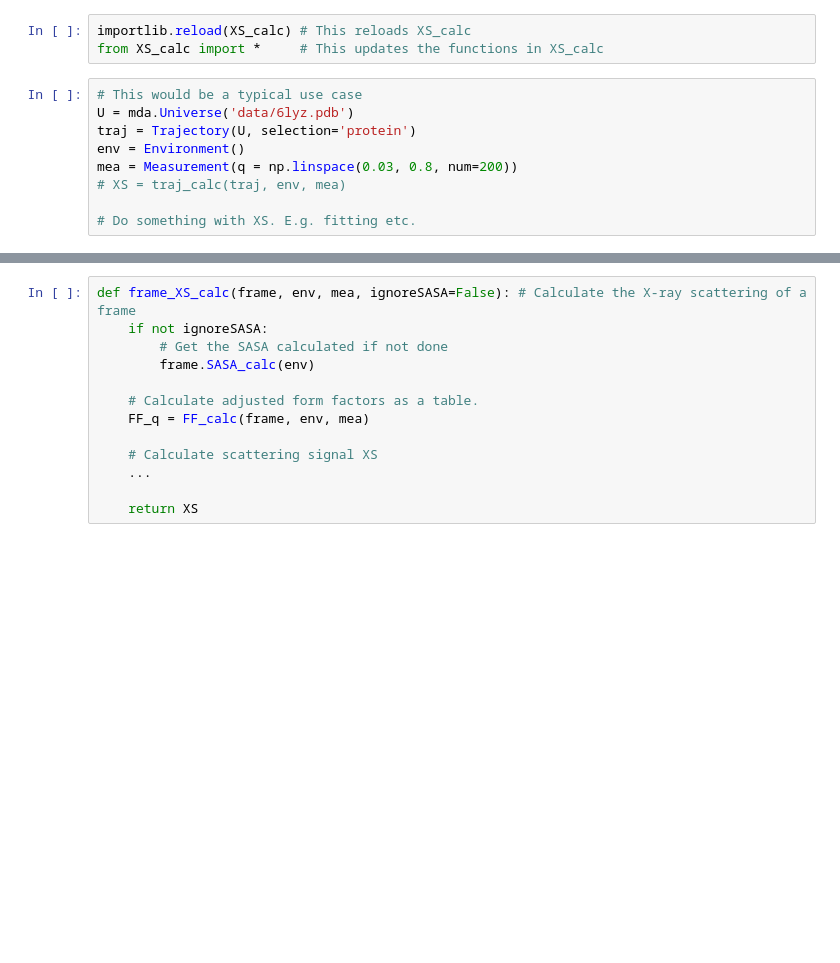
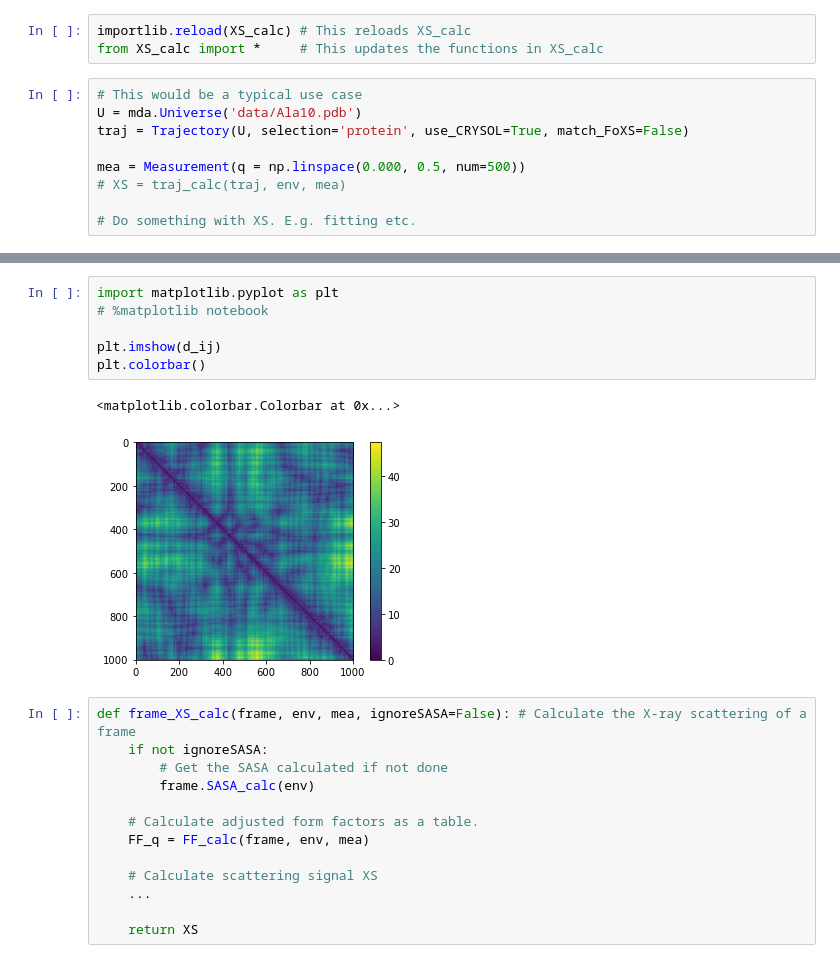
Before and after one commit to arnoldchan1/XS_calc, a Jupyter notebook: test_script_Debye.ipynb, the cells around one changed output, grey strips where cells are left out. Saved outputs shown, nothing was run; the diff lists cells and outputs as text; blank space fills up the shorter version.

```diff
--- a/test_script_Debye.ipynb
+++ b/test_script_Debye.ipynb
@@ -9,10 +9,10 @@ importlib.reload(XS_calc) # This reloads XS_calc
 from XS_calc import *     # This updates the functions in XS_calc
 # %%
 # This would be a typical use case
-U = mda.Universe('data/6lyz.pdb')
-traj = Trajectory(U, selection='protein')
-env = Environment()
-mea = Measurement(q = np.linspace(0.03, 0.8, num=200))
+U = mda.Universe('data/Ala10.pdb')
+traj = Trajectory(U, selection='protein', use_CRYSOL=True, match_FoXS=False)
+
+mea = Measurement(q = np.linspace(0.000, 0.5, num=500))
 # XS = traj_calc(traj, env, mea)
 
 # Do something with XS. E.g. fitting etc.
@@ -78,3 +103,12 @@ Text(0.5, 0, 'q')
+# %%
+import matplotlib.pyplot as plt
+# %matplotlib notebook
+
+plt.imshow(d_ij)
+plt.colorbar()
+# %% [output]
+<matplotlib.colorbar.Colorbar at 0x...>
+[figure, added]
 # %%
 def frame_XS_calc(frame, env, mea, ignoreSASA=False): # Calculate the X-ray scattering of a frame
     if not ignoreSASA:
```
Also changed, not shown: parts of 16 cells of this notebook, 3 other files.
